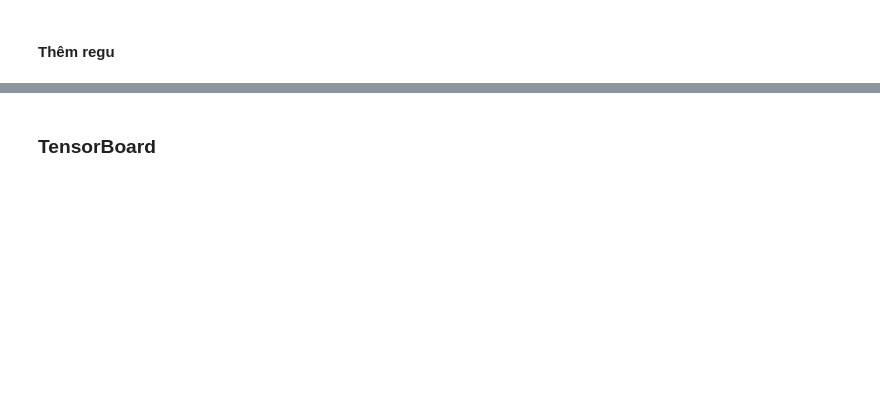
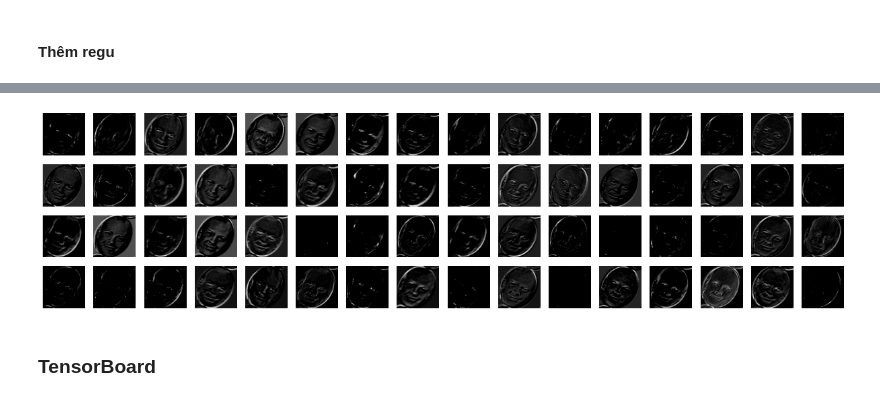
Before and after one commit to LapTQ/IT3910E_facial_beauty_pediction, a Jupyter notebook: facial_beauty_perception.ipynb, the cells around one changed output, grey strips where cells are left out. Cells and saved outputs as stored; diff of their text form; code cells hidden in the pictures; blank space fills up the shorter version.

```diff
--- a/facial_beauty_perception.ipynb
+++ b/facial_beauty_perception.ipynb
@@ -696,5 +783,7 @@ list(enumerate(models['pretrained_model'].layers))
 # %%
-plot_layer_output('pretrained_model', layer=2, image_index=0)
+plot_layer_output('2', layer=10, image_index=2)
+# %% [output]
+[figure, added]
 # %% [markdown]
 ### TensorBoard
 # %%
```
Also changed, not shown: parts of 8 cells of this notebook.
